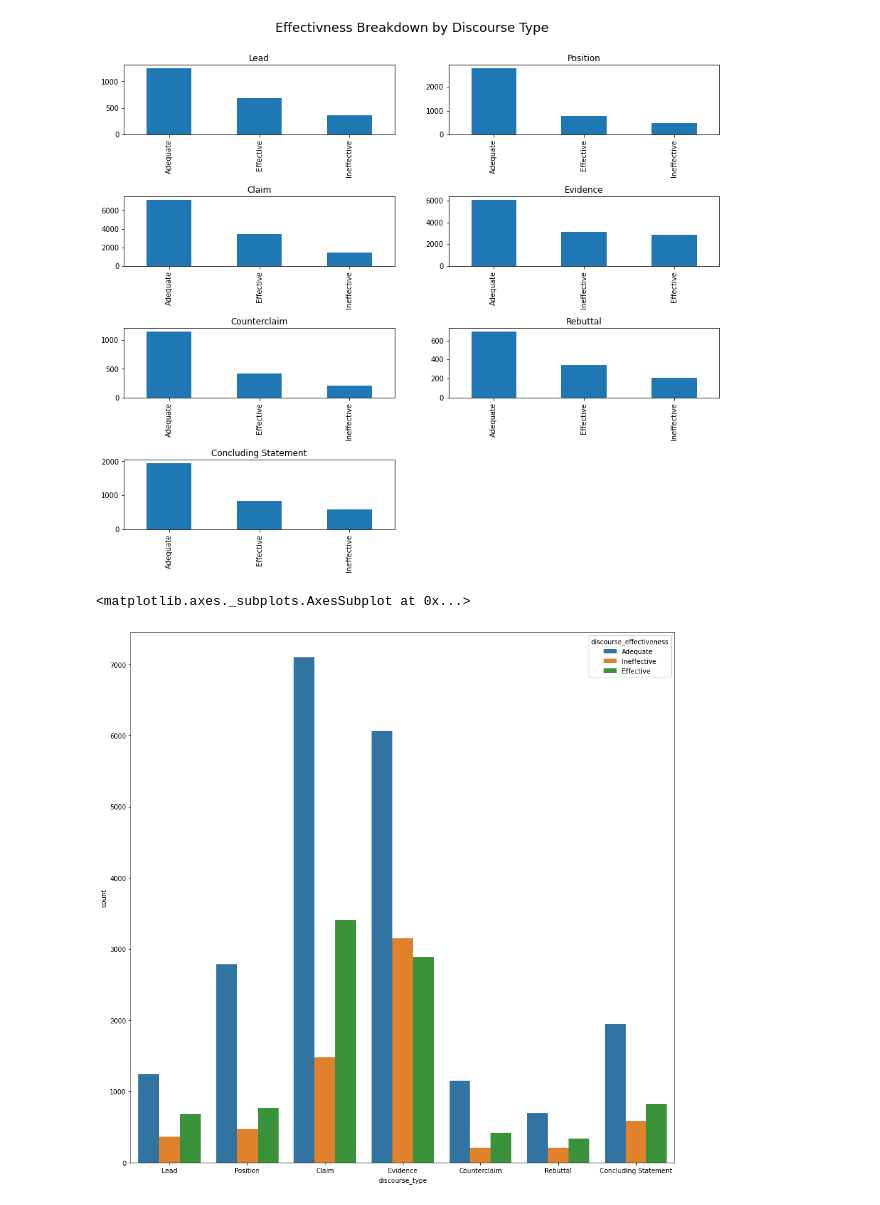
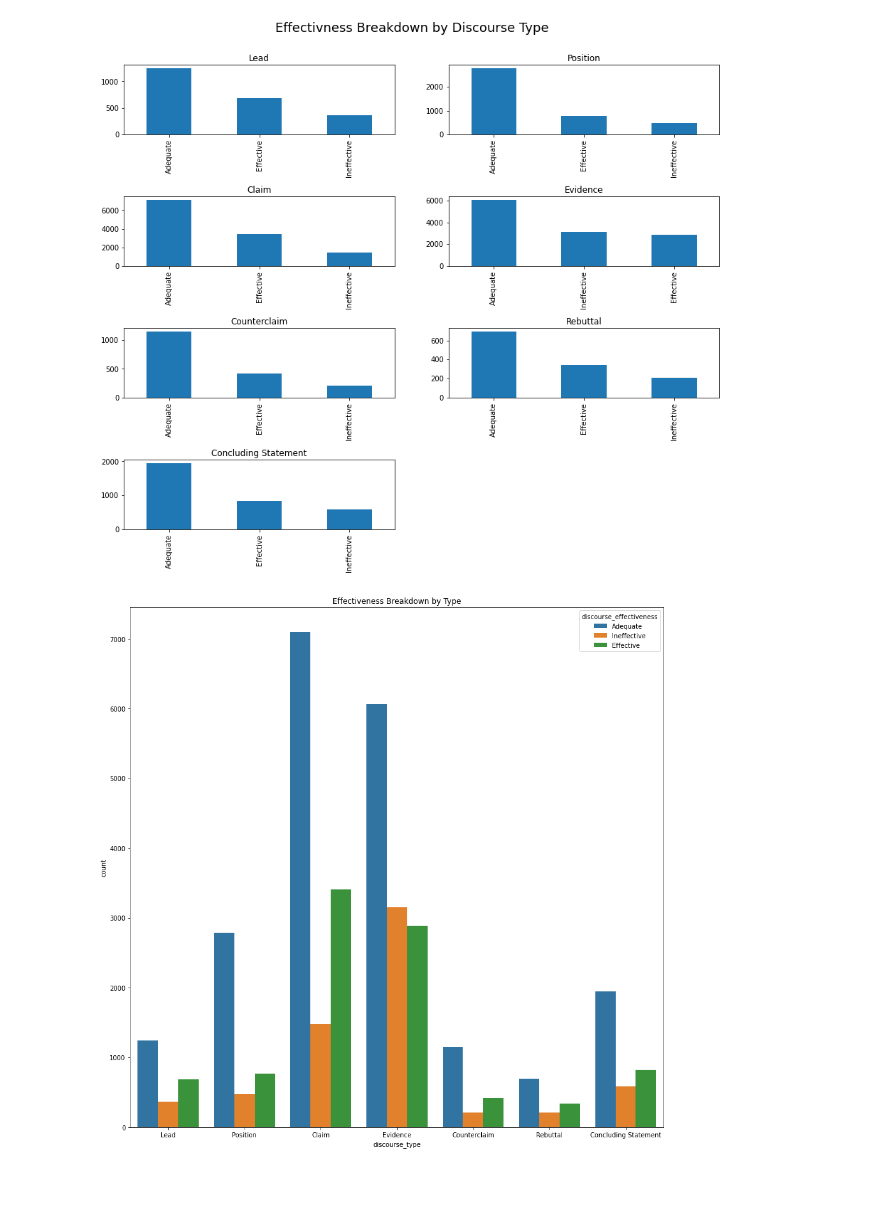
Before and after one commit to fouad89/kaggle-feedback-prize, a Jupyter notebook: feedback_base_model.ipynb, the cells around one changed output. Drawn from its saved outputs; the diff is of its cells as text; code cells hidden in the pictures.

Commit message:
updated plots

```diff
--- a/feedback_base_model.ipynb
+++ b/feedback_base_model.ipynb
@@ -87,7 +92,9 @@ sns.countplot
 # %%
 
 plt.figure(figsize=(15,15))
 sns.countplot(train_df.discourse_type, hue=train_df.discourse_effectiveness)
+plt.title('Effectiveness Breakdown by Type')
+
+plt.show()
 # %% [output]
-<matplotlib.axes._subplots.AxesSubplot at 0x...>
-[figure, old version]
+[figure, new version]
```
Also changed, not shown: parts of 2 cells of this notebook.
